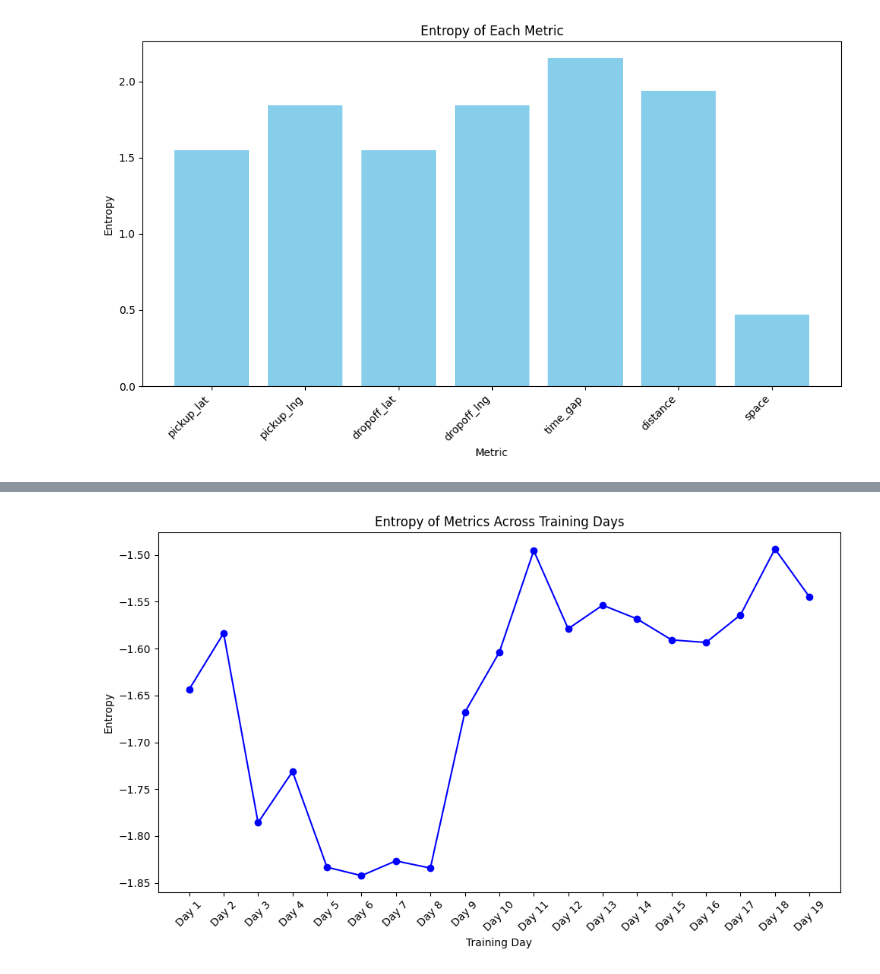
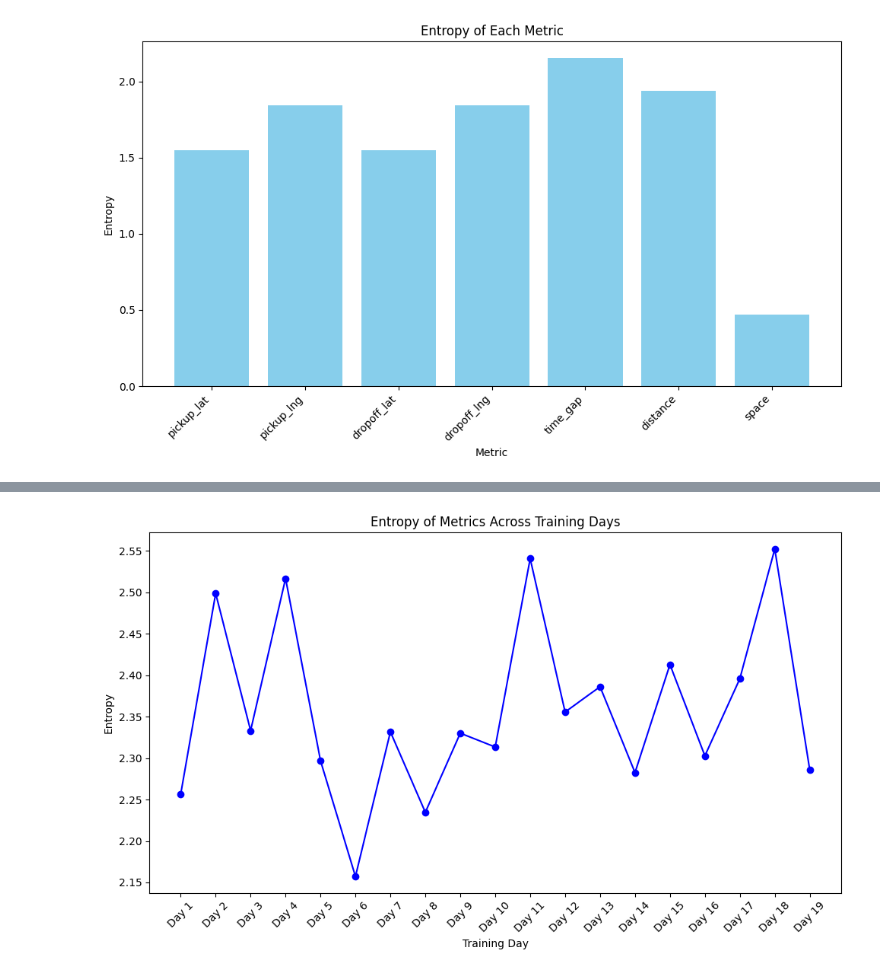
Before and after one commit to GarettGazay/ALTR_PROJECT, a Jupyter notebook: notebooks/entropy_analysis.ipynb, the cells around one changed output, grey strips where cells are left out. Drawn from its saved outputs; the diff is of its cells as text; code cells hidden in the pictures.

```diff
--- a/notebooks/entropy_analysis.ipynb
+++ b/notebooks/entropy_analysis.ipynb
@@ -165,26 +183,35 @@ import os
 import pandas as pd
 import numpy as np
 import matplotlib.pyplot as plt
-from sklearn.preprocessing import StandardScaler
 
-def calculate_entropy(data):
-    """Calculates entropy for each metric in the dataset."""
+def calculate_entropy(data, metrics):
+    """Calculates entropy for specific metrics in the dataset."""
     entropy_values = {}
-    for column in data.columns:
-        # Standardize the column (if needed, depending on the data)
-        if data[column].dtype in [np.float64, np.int64]:
-            values = data[column].dropna().values
-            # Calculate entropy for the column
-            entropy = -np.sum(np.log2(values + 1e-9) * (values / np.sum(values)))
-            entropy_values[column] = entropy
+    for column in metrics:
+        if column in data.columns:
+            # Ensure the column is numeric and handle missing values
+            if data[column].dtype in [np.float64, np.int64]:
+                values = data[column].dropna().values
+
+                # Skip columns that are empty after dropping NaNs
+                if len(values) == 0:
+                    continue
+
+                # Normalize the values to create a probability distribution
+                value_counts = np.histogram(values, bins=10)[0]
+                value_probs = value_counts / np.sum(value_counts)  # Normalize to probabilities
+
+                # Calculate entropy for the column
+                entropy = -np.sum(value_probs * np.log2(value_probs + 1e-9))  # Avoid log(0)
+                entropy_values[column] = entropy
     return entropy_values
 
-def process_file(filepath):
+def process_file(filepath, metrics):
     """Reads a file and processes it to calculate entropy for each day's data."""
     data = pd.read_csv(filepath)  # Assuming CSV format, adjust if using other formats
-    return calculate_entropy(data)
+    return calculate_entropy(data, metrics)
 
-def plot_entropy_over_days(folderpath):
+def plot_entropy_over_days(folderpath, metrics):
     """Plot entropy for each day in the provided folderpath."""
     entropy_values_per_day = []
     days = []
@@ -194,7 +221,8 @@ def plot_entropy_over_days(folderpath):
 
     # Loop through each file (day of data) and calculate entropy
     for day_idx, filepath in enumerate(filepaths):
-        entropy = process_file(filepath)
+        print(f"Processing {filepath} (Day {day_idx + 1})")  # Print file path and day number for reference
+        entropy = process_file(filepath, metrics)
         entropy_values_per_day.append(np.mean(list(entropy.values())))  # Use mean of all metrics' entropy
         days.append(f"Day {day_idx + 1}")
 
@@ -208,7 +236,13 @@ def plot_entropy_over_days(folderpath):
     plt.tight_layout()
     plt.show()
 
+# Define the metrics you want to track
+metrics_to_track = [
+    'pickup_lat', 'pickup_lng', 'dropoff_lat', 'dropoff_lng', 'pickup_time',
+    'appt_time', 'distance', 'space'
+]
+
 # Example usage
 folderpath = r'C:\Users\cyberwitch\Documents\code_projects\ALTR_CORE\datasets\live_training\processed'  # Replace with the path to your folder
-plot_entropy_over_days(folderpath)
+plot_entropy_over_days(folderpath, metrics_to_track)
 # %% [output]
@@ -215 +268 @@ plot_entropy_over_days(folderpath)
-[figure, old version]
+[figure, new version]
```
Also changed, not shown: parts of 4 cells of this notebook.
